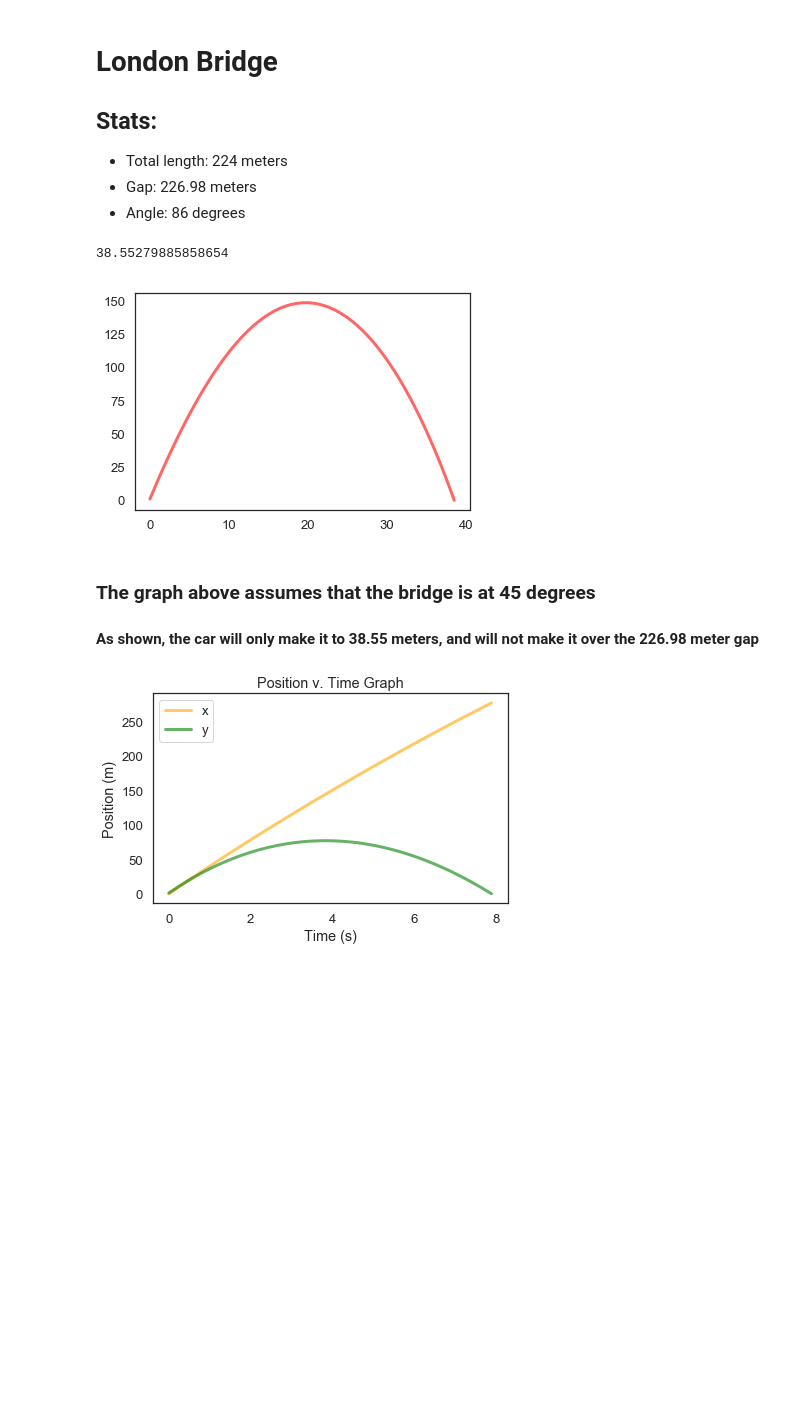
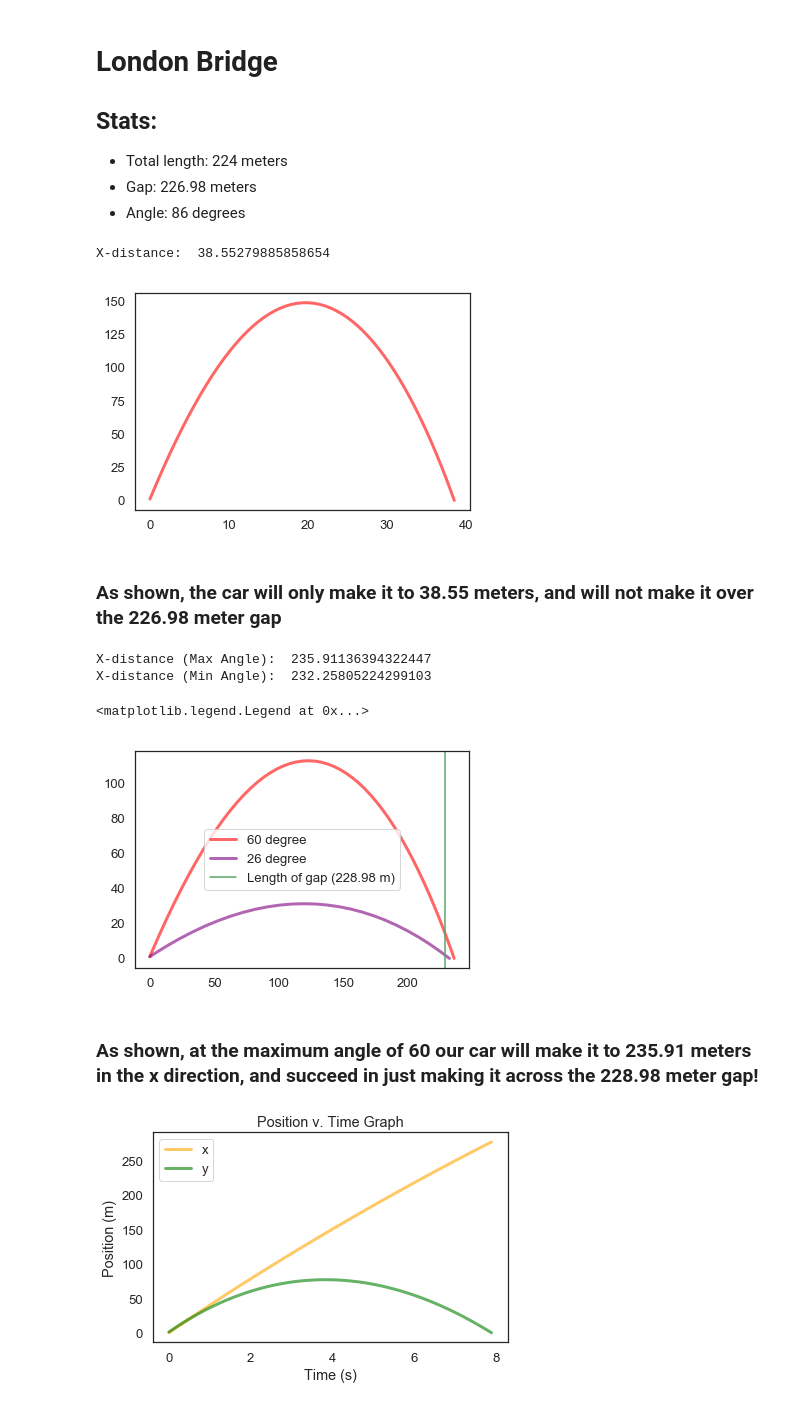
Before and after one commit to Riya-1/ModSim-Project3, a Jupyter notebook: Project 3 - Odalys and Riya.ipynb, the cells around one changed output. Drawn from its saved outputs; the diff is of its cells as text; code cells hidden in the pictures; blank space fills up the shorter version.

```diff
--- a/Project 3 - Odalys and Riya.ipynb
+++ b/Project 3 - Odalys and Riya.ipynb
@@ -215,16 +217,42 @@ sweep_velocity(params, vel_array)
 - Gap: 226.98 meters
 - Angle: 86 degrees
 # %%
+"""
+Default values run, with our normal car
+"""
 params = Params(params, angle=86)
 res = run_ode(params)
 plot(res.x, res.y, color='red')
-print(get_last_value(res.x))
+print("X-distance: ", get_last_value(res.x))
 # %% [output]
-38.55279885858654
+X-distance:  38.55279885858654
 [figure]
 # %% [markdown]
-### The graph above assumes that the bridge is at 45 degrees
-#### As shown, the car will only make it to 38.55 meters, and will not make it over the 226.98 meter gap
+### As shown, the car will only make it to 38.55 meters, and will not make it over the 226.98 meter gap
+# %%
+"""
+With our normal car, at a 45 degree angle
+"""
+params = Params(params, angle=60)
+res = run_ode(params)
+plot(res.x, res.y, color='red', label="60 degree")
+print("X-distance (Max Angle): ", get_last_value(res.x))
+
+params = Params(params, angle=26)
+res = run_ode(params)
+plot(res.x, res.y, color='purple', label="26 degree")
+print("X-distance (Min Angle): ", get_last_value(res.x))
+
+import matplotlib.pyplot as plt
+plt.axvline(x=228.98, label='Length of gap (228.98 m)'.format(228.98), c='g')
+plt.legend()
+# %% [output]
+X-distance (Max Angle):  235.91136394322447
+X-distance (Min Angle):  232.25805224299103
+<matplotlib.legend.Legend at 0x...>
+[figure, added]
+# %% [markdown]
+### As shown, at the maximum angle of 60 our car will make it to 235.91 meters in the x direction, and succeed in just making it across the 228.98 meter gap!
 # %%
 results, details = run_ode_solver(system, slope_func, events=event_func, max_step = 0.2*s)
 # %%
```
Also changed, not shown: parts of 6 cells of this notebook.
